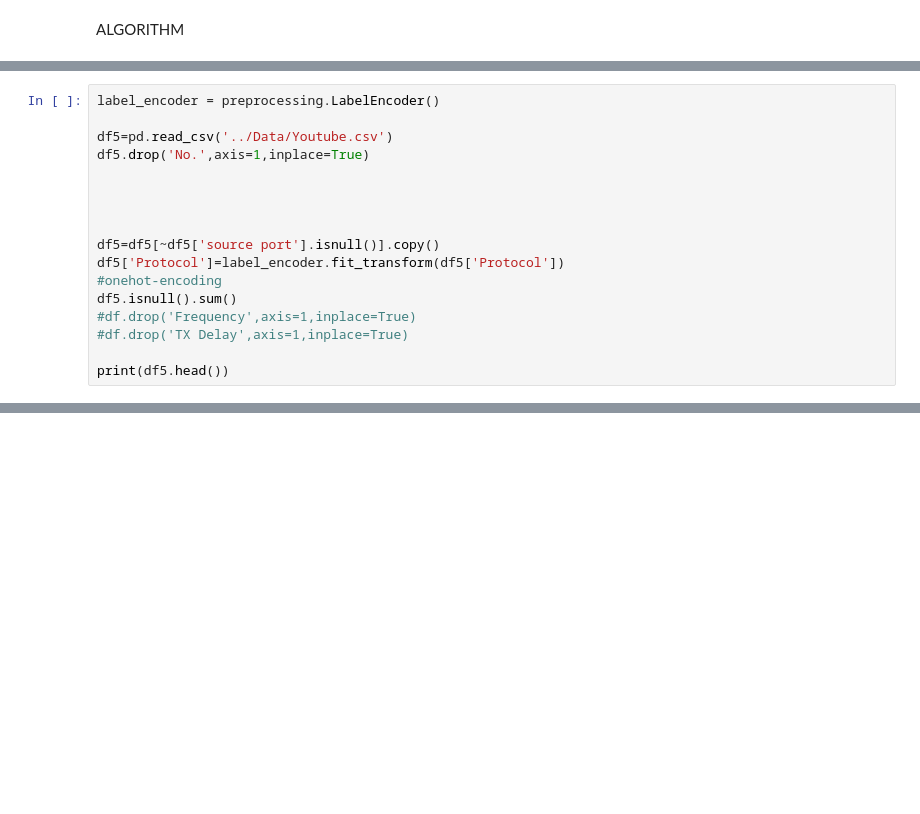
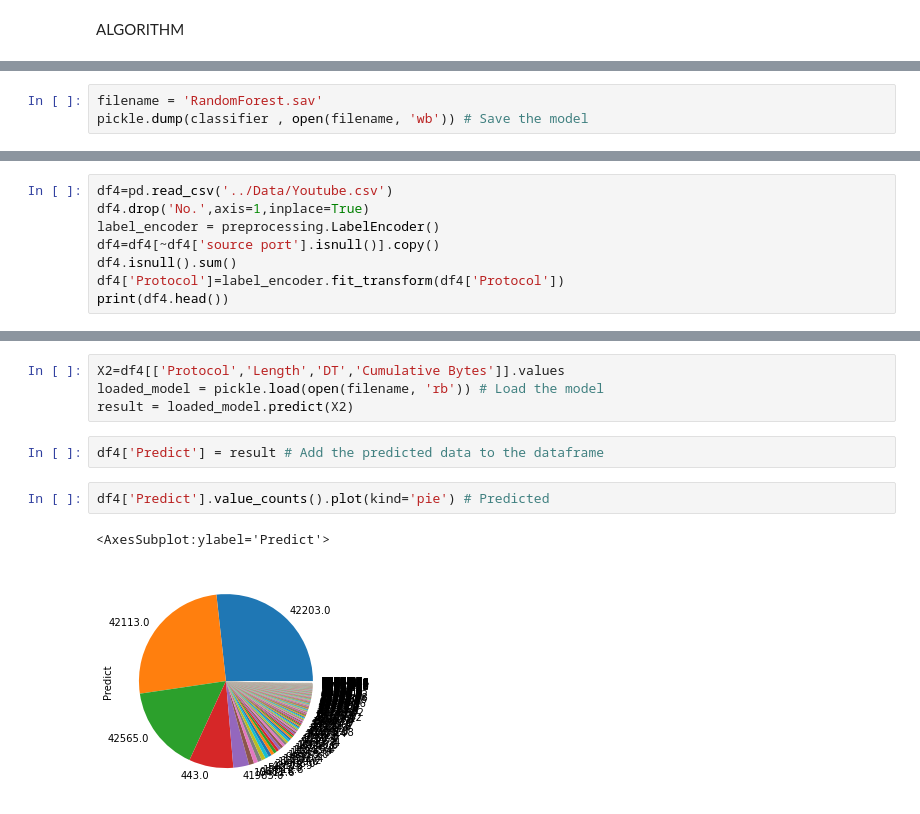
Before and after one commit to ghalibbajwa/Streaming-Detection-Using-Packet-Data, a Jupyter notebook: Models/RandomForest.ipynb, the cells around one changed output, grey strips where cells are left out. Saved outputs shown, nothing was run; the diff lists cells and outputs as text; blank space fills up the shorter version.

```diff
--- a/Models/RandomForest.ipynb
+++ b/Models/RandomForest.ipynb
@@ -47,0 +54,3 @@ CAMPARING
+# %%
+filename = 'RandomForest.sav'
+pickle.dump(classifier , open(filename, 'wb')) # Save the model
@@ -48,17 +59,8 @@ CAMPARING
 # %%
+df4=pd.read_csv('../Data/Youtube.csv')
+df4.drop('No.',axis=1,inplace=True)
 label_encoder = preprocessing.LabelEncoder()
-
-df5=pd.read_csv('../Data/Youtube.csv')
-df5.drop('No.',axis=1,inplace=True)
-
-
-
-
-df5=df5[~df5['source port'].isnull()].copy()
-df5['Protocol']=label_encoder.fit_transform(df5['Protocol'])
-#onehot-encoding
-df5.isnull().sum()
-#df.drop('Frequency',axis=1,inplace=True)
-#df.drop('TX Delay',axis=1,inplace=True)
-
-print(df5.head())
+df4=df4[~df4['source port'].isnull()].copy()
+df4.isnull().sum()
+df4['Protocol']=label_encoder.fit_transform(df4['Protocol'])
+print(df4.head())
@@ -64,0 +88,11 @@ print(df5.head())
+# %%
+X2=df4[['Protocol','Length','DT','Cumulative Bytes']].values
+loaded_model = pickle.load(open(filename, 'rb')) # Load the model
+result = loaded_model.predict(X2)
+# %%
+df4['Predict'] = result # Add the predicted data to the dataframe
+# %%
+df4['Predict'].value_counts().plot(kind='pie') # Predicted
+# %% [output]
+<AxesSubplot:ylabel='Predict'>
+[figure, added]
```
Also changed, not shown: parts of 12 cells of this notebook, 5 other files.
